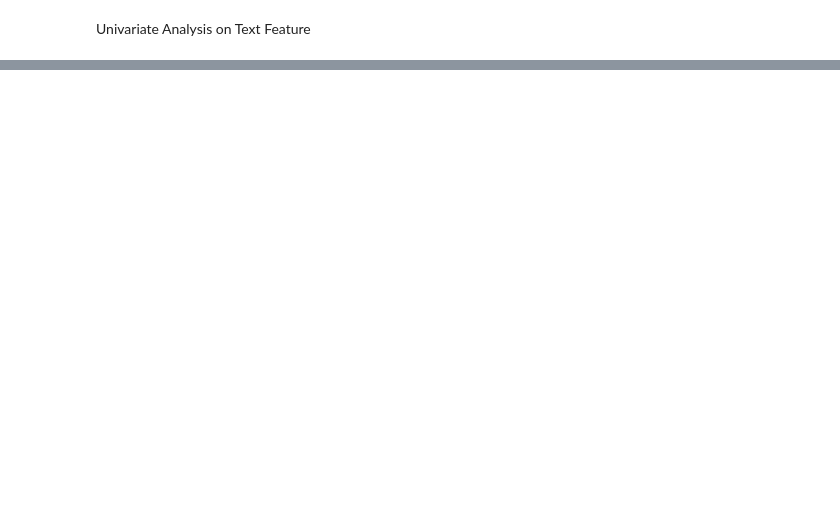
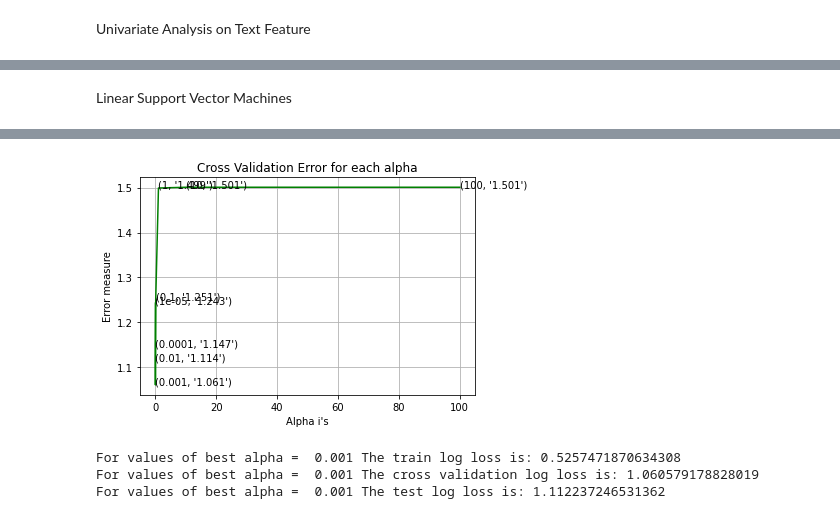
Before and after one commit to Rakshit171297/Cancer-Diagnosis, a Jupyter notebook: cancerDiagnosis.ipynb, the cells around one changed output, grey strips where cells are left out. Cells and saved outputs as stored; diff of their text form; code cells hidden in the pictures; blank space fills up the shorter version.

Commit message:
create machine learning model

```diff
--- a/cancerDiagnosis.ipynb
+++ b/cancerDiagnosis.ipynb
@@ -790,0 +967,12 @@ print(np.round((len2/len1)*100, 3), "% of word of Cross Validation appeared in t
+# %%
+clf = SGDClassifier(class_weight='balanced', alpha=alpha[best_alpha], penalty='l2', loss='log', random_state=42)
+clf.fit(train_x_onehotCoding,train_y)
+test_point_index = 1
+no_feature = 500
+predicted_cls = sig_clf.predict(test_x_onehotCoding[test_point_index])
+print("Predicted Class :", predicted_cls[0])
+print("Predicted Class Probabilities:", np.round(sig_clf.predict_proba(test_x_onehotCoding[test_point_index]),4))
+print("Actual Class :", test_y[test_point_index])
+indices = np.argsort(-1*abs(clf.coef_))[predicted_cls-1][:,:no_feature]
+print("-"*50)
+get_impfeature_names(indices[0], test_df['TEXT'].iloc[test_point_index],test_df['Gene'].iloc[test_point_index],test_df['Variation'].iloc[test_point_index], no_feature)
@@ -790,0 +1004,41 @@ print(np.round((len2/len1)*100, 3), "% of word of Cross Validation appeared in t
+# %% [markdown]
+Linear Support Vector Machines
+# %%
+alpha = [10 ** x for x in range(-5, 3)]
+cv_log_error_array = []
+for i in alpha:
+    print("for C =", i)
+#     clf = SVC(C=i,kernel='linear',probability=True, class_weight='balanced')
+    clf = SGDClassifier( class_weight='balanced', alpha=i, penalty='l2', loss='hinge', random_state=42)
+    clf.fit(train_x_onehotCoding, train_y)
+    sig_clf = CalibratedClassifierCV(clf, method="sigmoid")
+    sig_clf.fit(train_x_onehotCoding, train_y)
+    sig_clf_probs = sig_clf.predict_proba(cv_x_onehotCoding)
+    cv_log_error_array.append(log_loss(cv_y, sig_clf_probs, labels=clf.classes_, eps=1e-15))
+    print("Log Loss :",log_loss(cv_y, sig_clf_probs))
+
+fig, ax = plt.subplots()
+ax.plot(alpha, cv_log_error_array,c='g')
+for i, txt in enumerate(np.round(cv_log_error_array,3)):
+    ax.annotate((alpha[i],str(txt)), (alpha[i],cv_log_error_array[i]))
+plt.grid()
+plt.title("Cross Validation Error for each alpha")
+plt.xlabel("Alpha i's")
+plt.ylabel("Error measure")
+plt.show()
+
+
+best_alpha = np.argmin(cv_log_error_array)
+# clf = SVC(C=i,kernel='linear',probability=True, class_weight='balanced')
+clf = SGDClassifier(class_weight='balanced', alpha=alpha[best_alpha], penalty='l2', loss='hinge', random_state=42)
+clf.fit(train_x_onehotCoding, train_y)
+sig_clf = CalibratedClassifierCV(clf, method="sigmoid")
+sig_clf.fit(train_x_onehotCoding, train_y)
+
+predict_y = sig_clf.predict_proba(train_x_onehotCoding)
+print('For values of best alpha = ', alpha[best_alpha], "The train log loss is:",log_loss(y_train, predict_y, labels=clf.classes_, eps=1e-15))
+predict_y = sig_clf.predict_proba(cv_x_onehotCoding)
+print('For values of best alpha = ', alpha[best_alpha], "The cross validation log loss is:",log_loss(y_cv, predict_y, labels=clf.classes_, eps=1e-15))
+predict_y = sig_clf.predict_proba(test_x_onehotCoding)
+print('For values of best alpha = ', alpha[best_alpha], "The test log loss is:",log_loss(y_test, predict_y, labels=clf.classes_, eps=1e-15))
+# %% [output]
@@ -790,0 +1061,4 @@ print(np.round((len2/len1)*100, 3), "% of word of Cross Validation appeared in t
+[figure, added]
+For values of best alpha =  0.001 The train log loss is: 0.5257471870634308
+For values of best alpha =  0.001 The cross validation log loss is: 1.060579178828019
+For values of best alpha =  0.001 The test log loss is: 1.112237246531362
```
Also changed, not shown: parts of 41 cells of this notebook.
